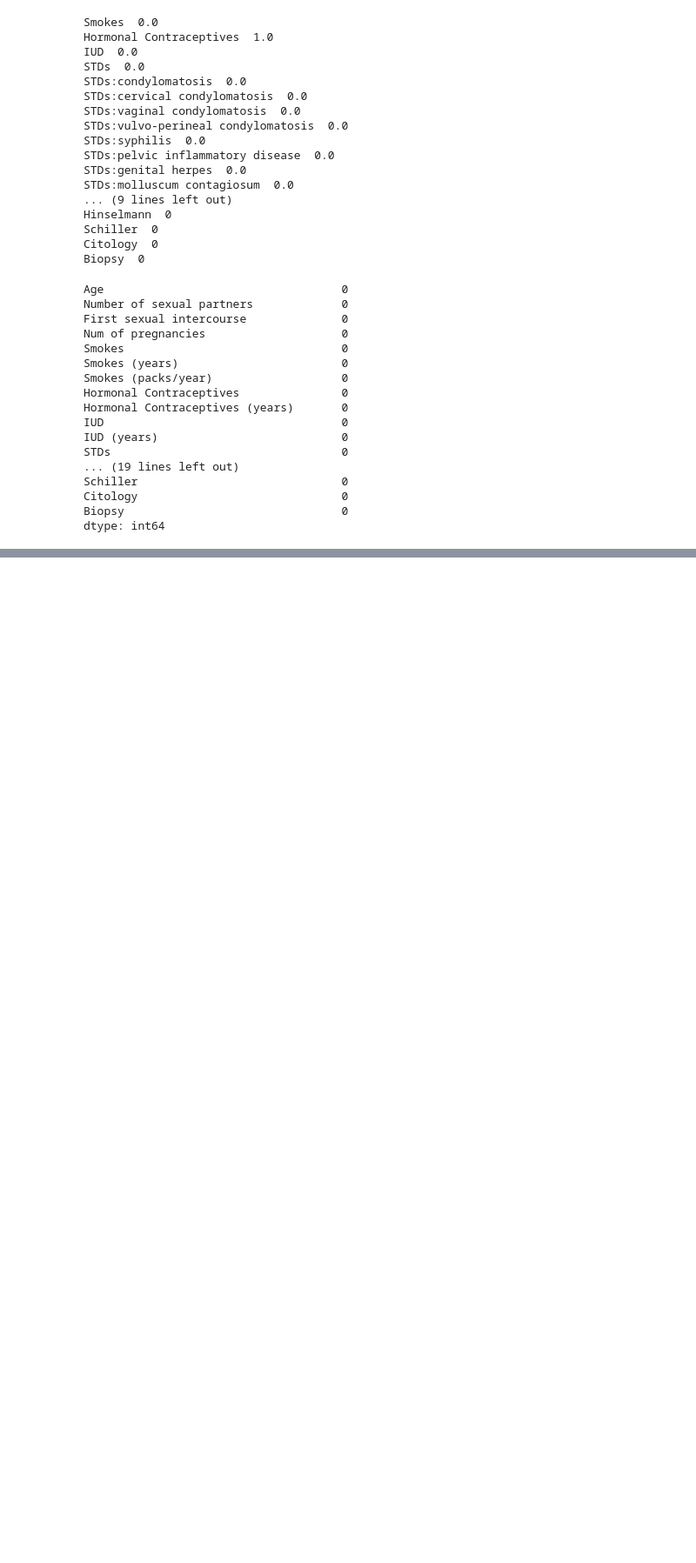
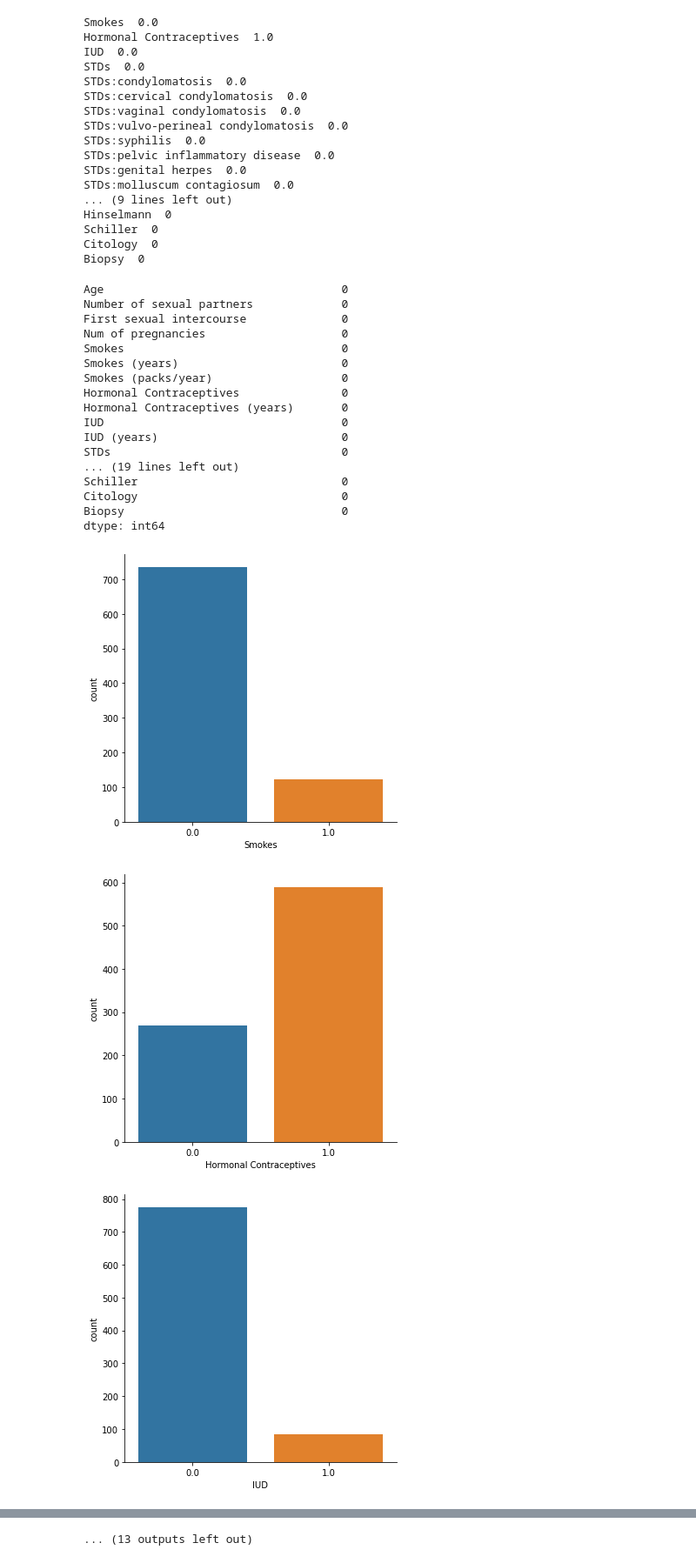
Before and after one commit to jrcmadushanka/Cervical-Cancer-Risk-Prediction, a Jupyter notebook: Untitled.ipynb, the cells around one changed output, grey strips where cells are left out. Shown: that part at 87% size. Drawn from its saved outputs; the diff is of its cells as text; code cells hidden in the pictures; blank space fills up the shorter version.

```diff
--- a/Untitled.ipynb
+++ b/Untitled.ipynb
@@ -125,3 +111,11 @@ Schiller                              0
 Citology                              0
 Biopsy                                0
 dtype: int64
+# %%
+import seaborn as sns
+for feature in categorical_data:
+   sns.catplot(feature,data=data_frame,kind='count')
+# %% [output]
+[figure, added]
+[figure, added]
+[figure, added]
@@ -127,0 +131 @@ dtype: int64
+... (13 outputs left out)
```
Also changed, not shown: parts of 13 cells of this notebook.
